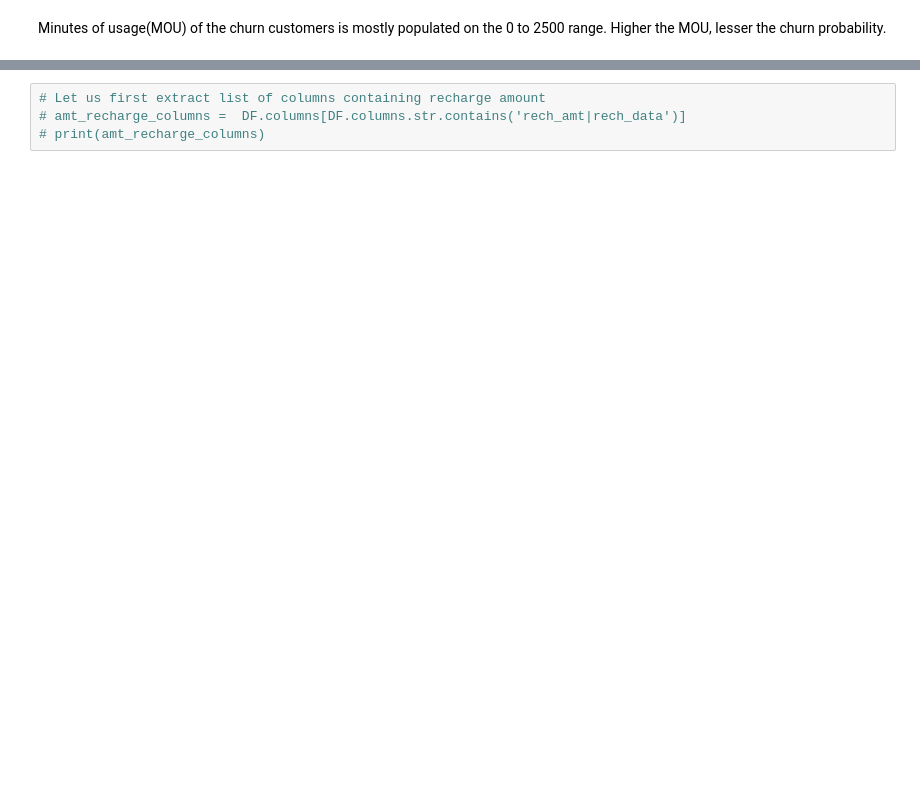
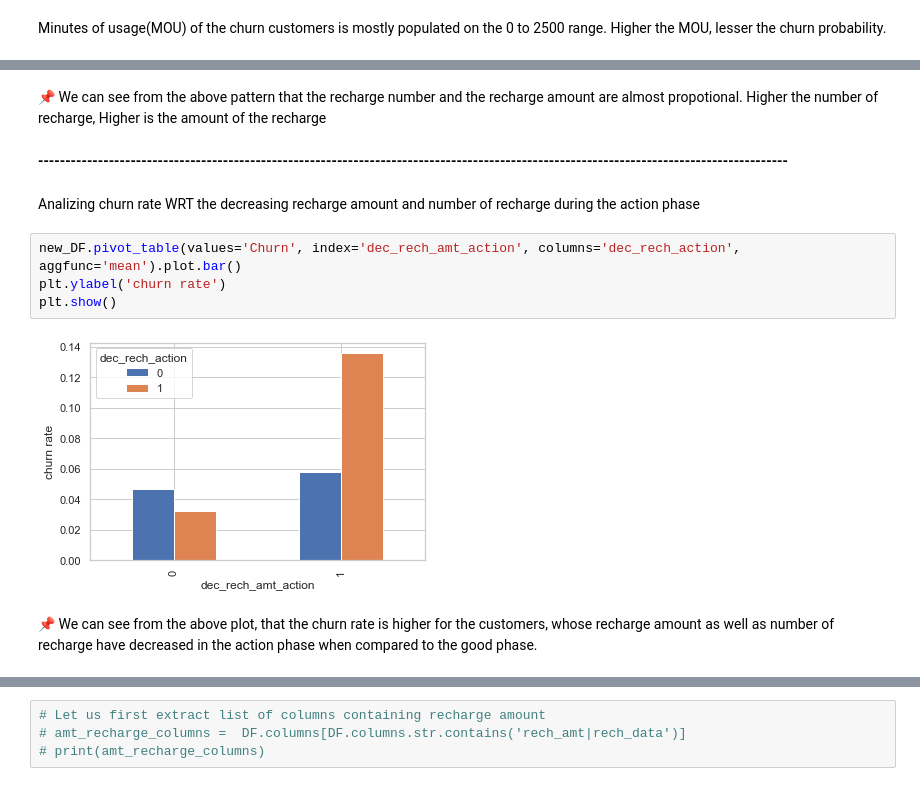
Before and after one commit to SatyugRaj/Telecom_Churn_Case_Study, a Jupyter notebook: Telecom_Churn_Case_Study.ipynb, the cells around one changed output, grey strips where cells are left out. Saved outputs shown, nothing was run; the diff lists cells and outputs as text; blank space fills up the shorter version.

```diff
--- a/Telecom_Churn_Case_Study.ipynb
+++ b/Telecom_Churn_Case_Study.ipynb
@@ -516,0 +510,15 @@ plot_box_chart('max_rech_amt')
+# %% [markdown]
+📌 We can see from the above pattern that the recharge number and the recharge amount are almost propotional. Higher the number of recharge, Higher is the amount of the recharge
+# %% [markdown]
+**------------------------------------------------------------------------------------------------------------------------------------------**
+# %% [markdown]
+
+Analizing churn rate WRT the decreasing recharge amount and number of recharge during the action phase
+# %%
+new_DF.pivot_table(values='Churn', index='dec_rech_amt_action', columns='dec_rech_action', aggfunc='mean').plot.bar()
+plt.ylabel('churn rate')
+plt.show()
+# %% [output]
+[figure, added]
+# %% [markdown]
+📌 We can see from the above plot, that the churn rate is higher for the customers, whose recharge amount as well as number of recharge have decreased in the action phase when compared to the good phase.
```
Also changed, not shown: parts of 130 cells of this notebook.
